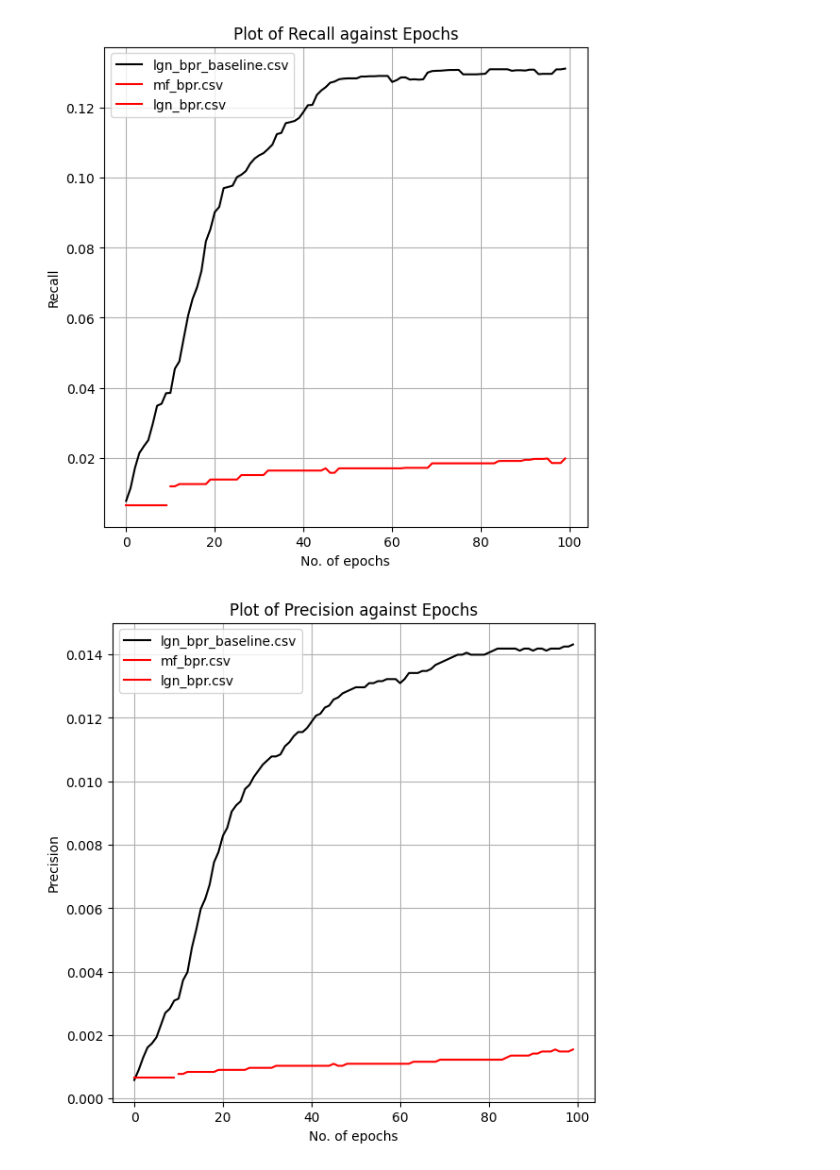
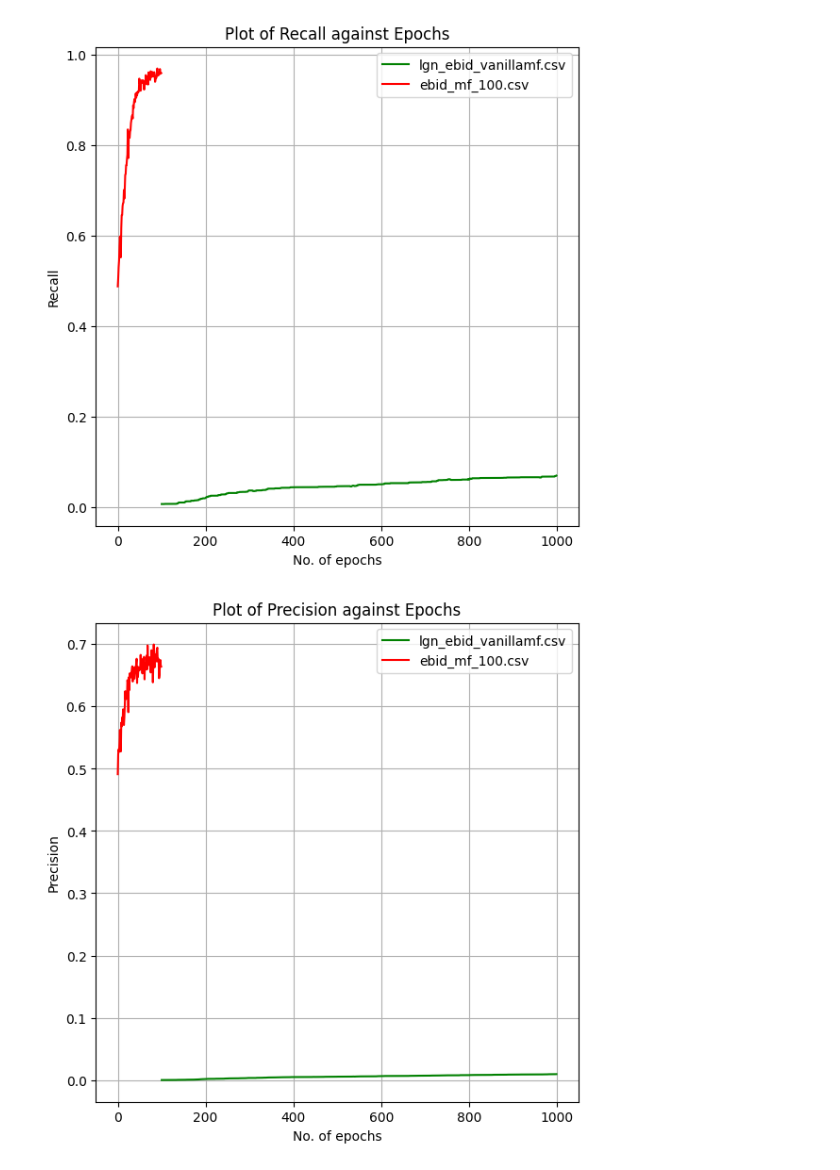
Before and after one commit to sanidhyamangal/sna-project, a Jupyter notebook: analysis/plotting.ipynb, the cells around one changed output. Drawn from its saved outputs; the diff is of its cells as text; code cells hidden in the pictures.

Commit message:
changes to the plots

```diff
--- a/analysis/plotting.ipynb
+++ b/analysis/plotting.ipynb
@@ -81,42 +8,45 @@ import datetime
 DIR = "./results/"
 results_dir = "./figures/"
 folders = os.listdir(DIR)
-
+bias =100
 
 fig1, axes1 = plt.subplots(nrows=1, ncols=1, figsize=(6.6, 6.6))
 fig2, axes2 = plt.subplots(nrows=1, ncols=1, figsize=(6.6, 6.6))
 fig3, axes3 = plt.subplots(nrows=1, ncols=1, figsize=(6.6, 6.6))
-fig4, axes4 = plt.subplots(nrows=1, ncols=1, figsize=(6.6, 6.6))
+# fig4, axes4 = plt.subplots(nrows=1, ncols=1, figsize=(6.6, 6.6))
 
 for fold in folders:
     cwd = DIR+fold+'/'
+    print("fold is", fold)
     for file in (next(os.walk(cwd))[2]):
+        print("file is", file)
         data = pd.read_csv(cwd+file)
-        if file == "lgn_bpr.csv":
-            axes1.plot(data['Epoch'].values+10,data['Loss'].values,c='r',label=file)
-
-            axes2.plot(data['Epoch'].values+10,data['Recall'].values,c='r',label=file)
-
-            axes3.plot(data['Epoch'].values+10,data['Precision'].values,c='r',label=file)
-
-            axes4.plot(data['Epoch'].values+10,data['NDCG'].values,c='r',label=file)
-        elif file == "mf_bpr.csv":
+        if file == "ebid_mf_100.csv":
             axes1.plot(data['Epoch'].values,data['Loss'].values,c='r',label=file)
 
             axes2.plot(data['Epoch'].values,data['Recall'].values,c='r',label=file)
 
             axes3.plot(data['Epoch'].values,data['Precision'].values,c='r',label=file)
 
-            axes4.plot(data['Epoch'].values,data['NDCG'].values,c='r',label=file)
+#             axes4.plot(data['Epoch'].values+10,data['NDCG'].values,c='r',label=file)
+        elif file == "lgn_ebid_vanillamf.csv":
+            axes1.plot(data['Epoch'].values+bias,data['Loss'].values,c='g',label=file)
+
+            axes2.plot(data['Epoch'].values+bias,data['Recall'].values,c='g',label=file)
+
+            axes3.plot(data['Epoch'].values+bias,data['Precision'].values,c='g',label=file)
+
+#             axes4.plot(data['Epoch'].values,data['NDCG'].values,c='r',label=file)
 
         else :
-            axes1.plot(data['Epoch'].values,data['Loss'].values,c='k',label=file)
+            pass
+#             axes1.plot(data['Epoch'].values,data['Loss'].values,c='k',label=file)
 
-            axes2.plot(data['Epoch'].values,data['Recall'].values,c='k',label=file)
+#             axes2.plot(data['Epoch'].values,data['Recall'].values,c='k',label=file)
 
-            axes3.plot(data['Epoch'].values,data['Precision'].values,c='k',label=file)
+#             axes3.plot(data['Epoch'].values,data['Precision'].values,c='k',label=file)
 
-            axes4.plot(data['Epoch'].values,data['NDCG'].values,c='k',label=file)
+#             axes4.plot(data['Epoch'].values,data['NDCG'].values,c='k',label=file)
 
 
 
@@ -141,11 +71,11 @@ leg3 = axes3.legend()
 axes3.set_title('Plot of Precision against Epochs')
 
 
-axes4.grid(True)
-axes4.set_ylabel('NDCG')
-axes4.set_xlabel('No. of epochs')
-leg4 = axes4.legend()
-axes4.set_title('Plot of NDCG against Epochs')
+# axes4.grid(True)
+# axes4.set_ylabel('NDCG')
+# axes4.set_xlabel('No. of epochs')
+# leg4 = axes4.legend()
+# axes4.set_title('Plot of NDCG against Epochs')
 
 
 now = datetime.datetime.now()
@@ -154,2 +89,2 @@ now = datetime.datetime.now()
-[figure, old version]
+[figure, new version]
-[figure, old version]
+[figure, new version]
```
Also changed, not shown: parts of 3 cells of this notebook, 17 other files.
